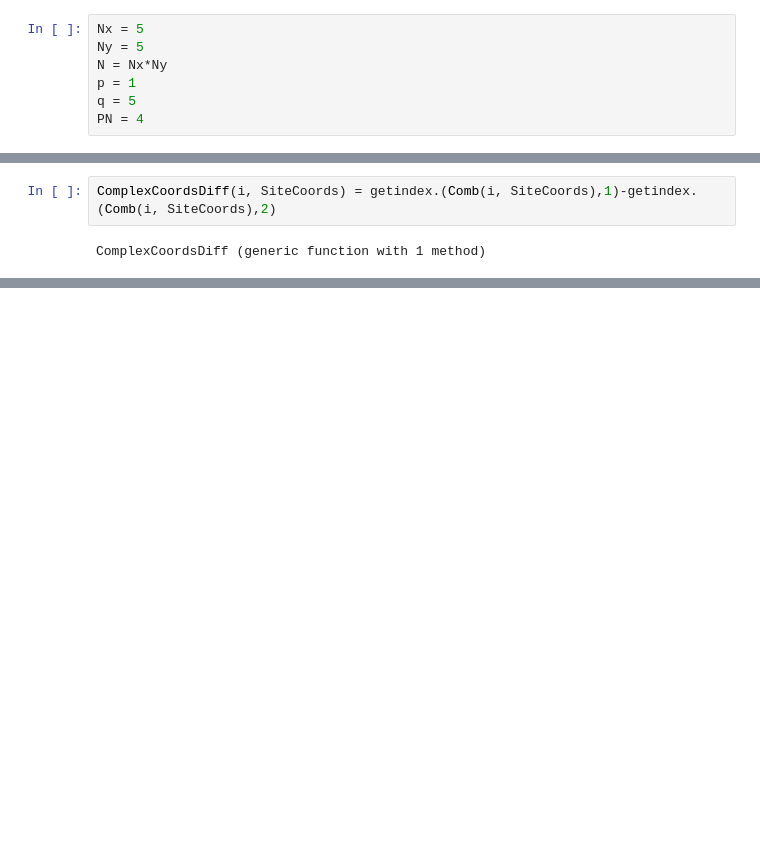
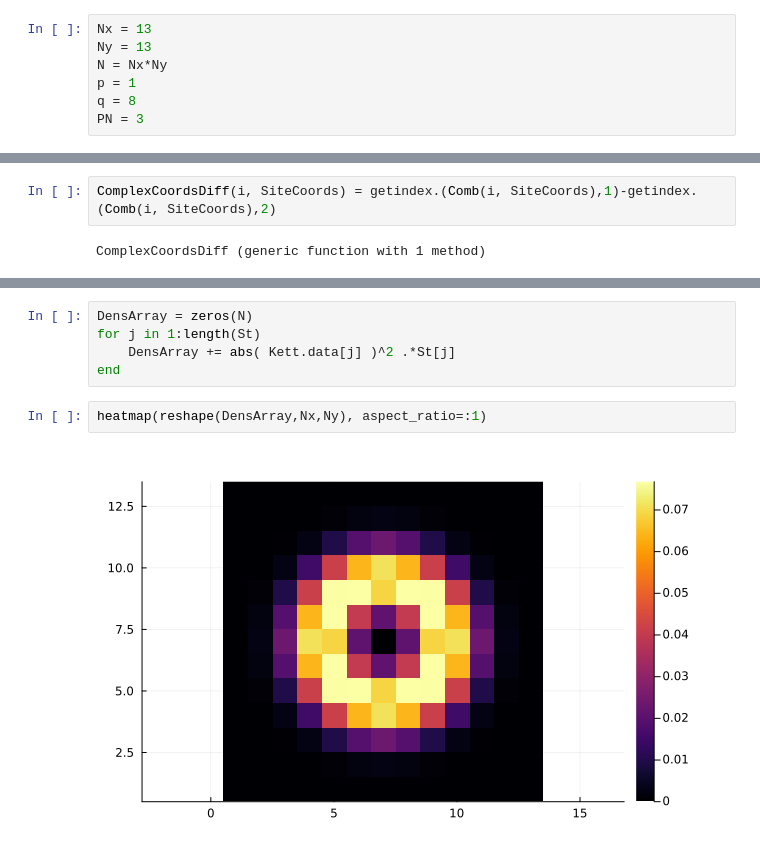
Before and after one commit to Umut-Can-Physics/Kagome-Lattice, a Jupyter notebook: My Numerical Calculations/Many-Body/Hofstadter/Discrete_Laughlin.ipynb, the cells around one changed output, grey strips where cells are left out. Drawn from its saved outputs; the diff is of its cells as text; blank space fills up the shorter version.

```diff
--- a/My Numerical Calculations/Many-Body/Hofstadter/Discrete_Laughlin.ipynb
+++ b/My Numerical Calculations/Many-Body/Hofstadter/Discrete_Laughlin.ipynb
@@ -6,8 +13,8 @@ using LaTeXStrings
 # %%
-Nx = 5
-Ny = 5
+Nx = 13
+Ny = 13
 N = Nx*Ny
 p = 1
-q = 5
-PN = 4
+q = 8
+PN = 3
 # %% [output]
@@ -189,0 +280,9 @@ heatmap(real(den),
+# %%
+DensArray = zeros(N)
+for j in 1:length(St)
+    DensArray += abs( Kett.data[j] )^2 .*St[j]
+end
+# %%
+heatmap(reshape(DensArray,Nx,Ny), aspect_ratio=:1)
+# %% [output]
+[figure, added]
```
Also changed, not shown: parts of 37 cells of this notebook, 2 other files.
